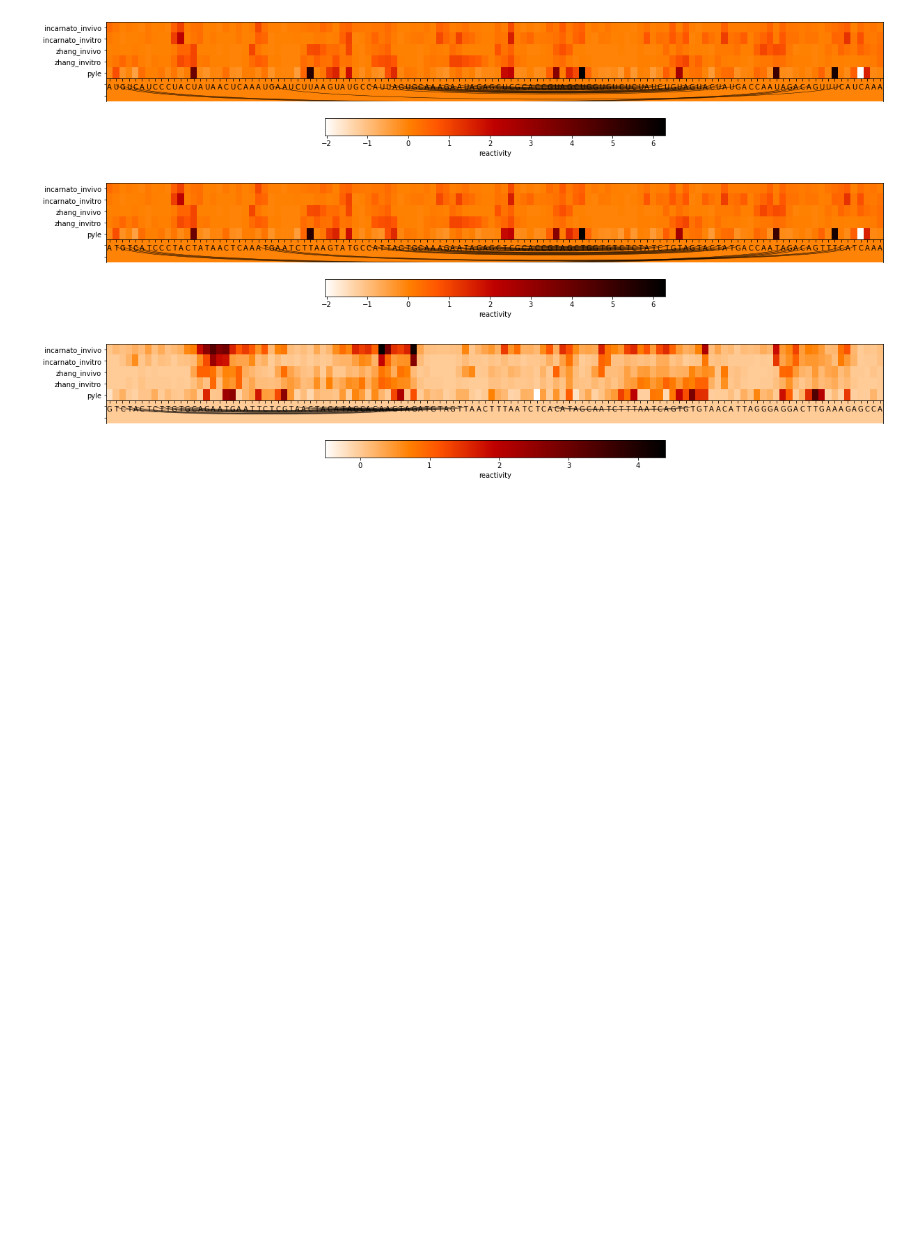
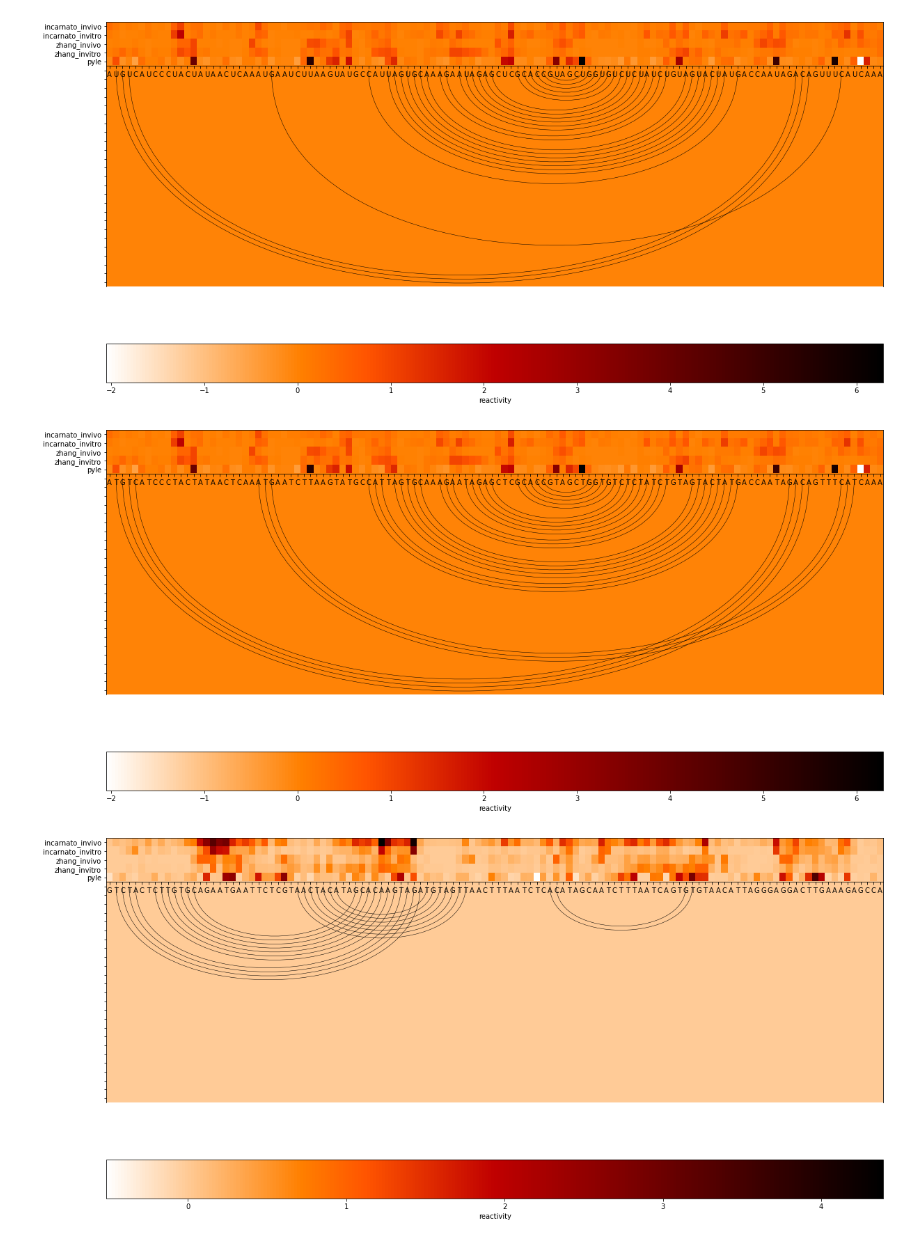
Before and after one commit to rkretsch/PK_research, a Jupyter notebook: notebooks/shape_correlation_pks.ipynb, the cells around one changed output. Drawn from its saved outputs; the diff is of its cells as text; code cells hidden in the pictures; blank space fills up the shorter version.

Commit message:
fixed shape graphs

```diff
--- a/notebooks/shape_correlation_pks.ipynb
+++ b/notebooks/shape_correlation_pks.ipynb
@@ -59,5 +160,9 @@ NameError: name 'seqs' is not defined
 # %%
 import pandas as pd
+import numpy as np
+import matplotlib.pyplot as plt
+from matplotlib.patches import Path,PathPatch
+from arnie.utils import *
 
 def get_shape_data(filename):
     shape = []
@@ -108,36 +213,36 @@ for idx in starts:
     shape_data = pyle[idx:idx+120]
     shapes_pyle.append(shape_data)
 
 
 for idx in range(0,39):
     seq = seqs[idx]
     struct = structs[idx]
     reacts = [shapes_incarnato_invivo[idx], shapes_incarnato_invitro[idx], shapes_zhang_invivo[idx], shapes_zhang_invitro[idx], shapes_pyle[idx]]
     react_labels = ["incarnato_invivo","incarnato_invitro", "zhang_invivo", "zhang_invitro", "pyle"]
-    num_white_space = 2 # increase if need more space at bottom for arc
+    num_white_space = 25 # increase if need more space at bottom for arc
     figsize_x = 20
-    figsize_y = 3
+    figsize_y = 10
     arc_offset = 0 # increase if arc needs to move more down
-    arc_height = 0.02 # decrease if want arc shorter
+    arc_height = 0.3 # decrease if want arc shorter
 
 
     for i in range(num_white_space):
         reacts.append(np.zeros(len(seq)))
         react_labels.append("")
 
     plt.figure(figsize=(figsize_x,figsize_y))
 
     plt.imshow(reacts,cmap='gist_heat_r',aspect='auto')
     g=plt.yticks(list(range(len(reacts))),react_labels)
     g=plt.xticks(list(range(len(seq))),seq)
     plt.gca().spines['bottom'].set_position(('data', len(reacts)-0.5-num_white_space))
     bp_list = convert_dotbracket_to_bp_list(struct,allow_pseudoknots=True)
     for i,j in bp_list:
         draw_contact(i,j,plt.gca(),len(reacts)-num_white_space-arc_offset,arc_height)
 
     plt.colorbar(orientation='horizontal', label='reactivity')
     plt.savefig('{}.png'.format(idx), dpi=150, bbox_inches='tight')
 # %% [output]
-[figure, old version]
+[figure, new version]
-[figure, old version]
+[figure, new version]
-[figure, old version]
+[figure, new version]
```
Also changed, not shown: parts of 3 cells of this notebook, 39 other files.
